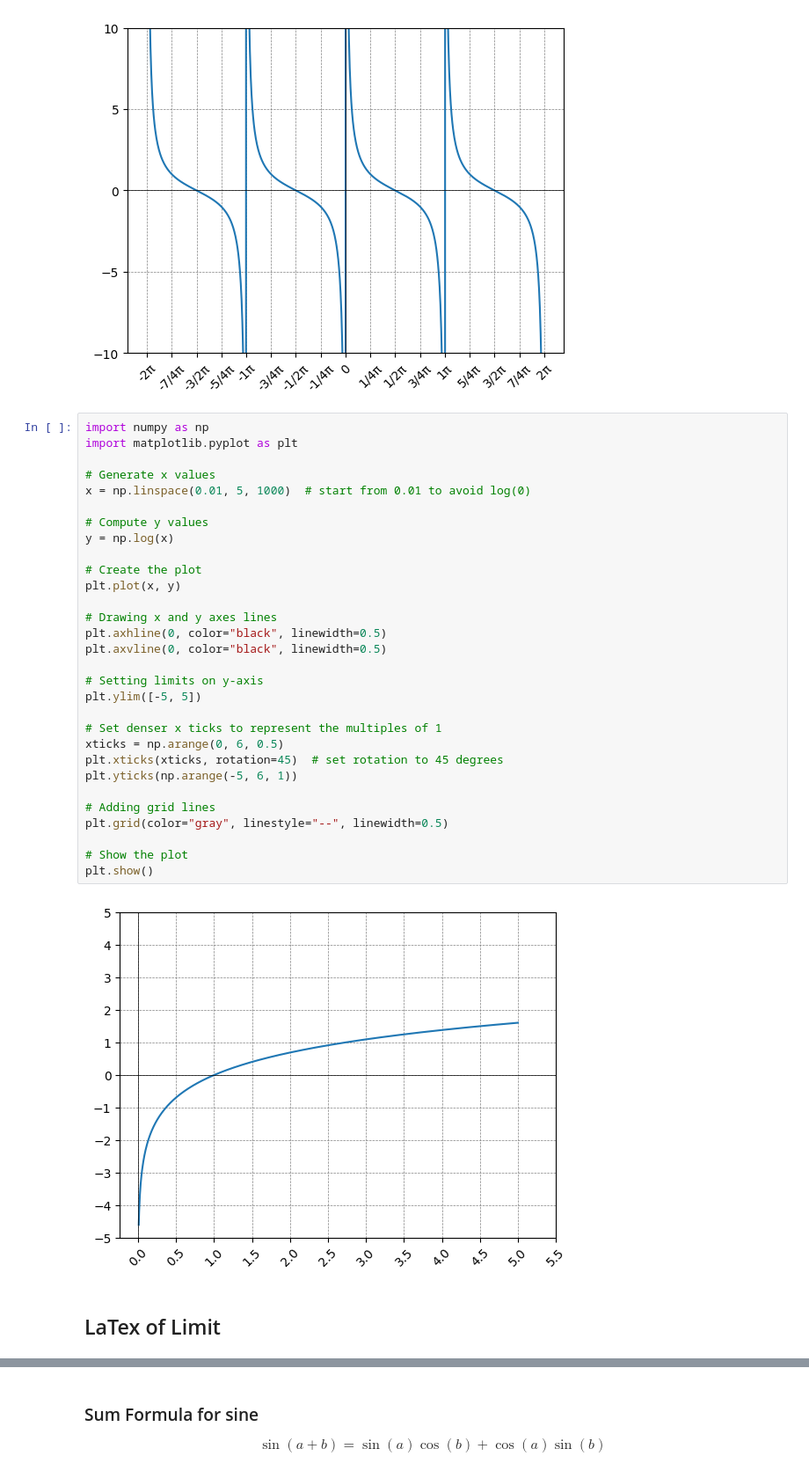
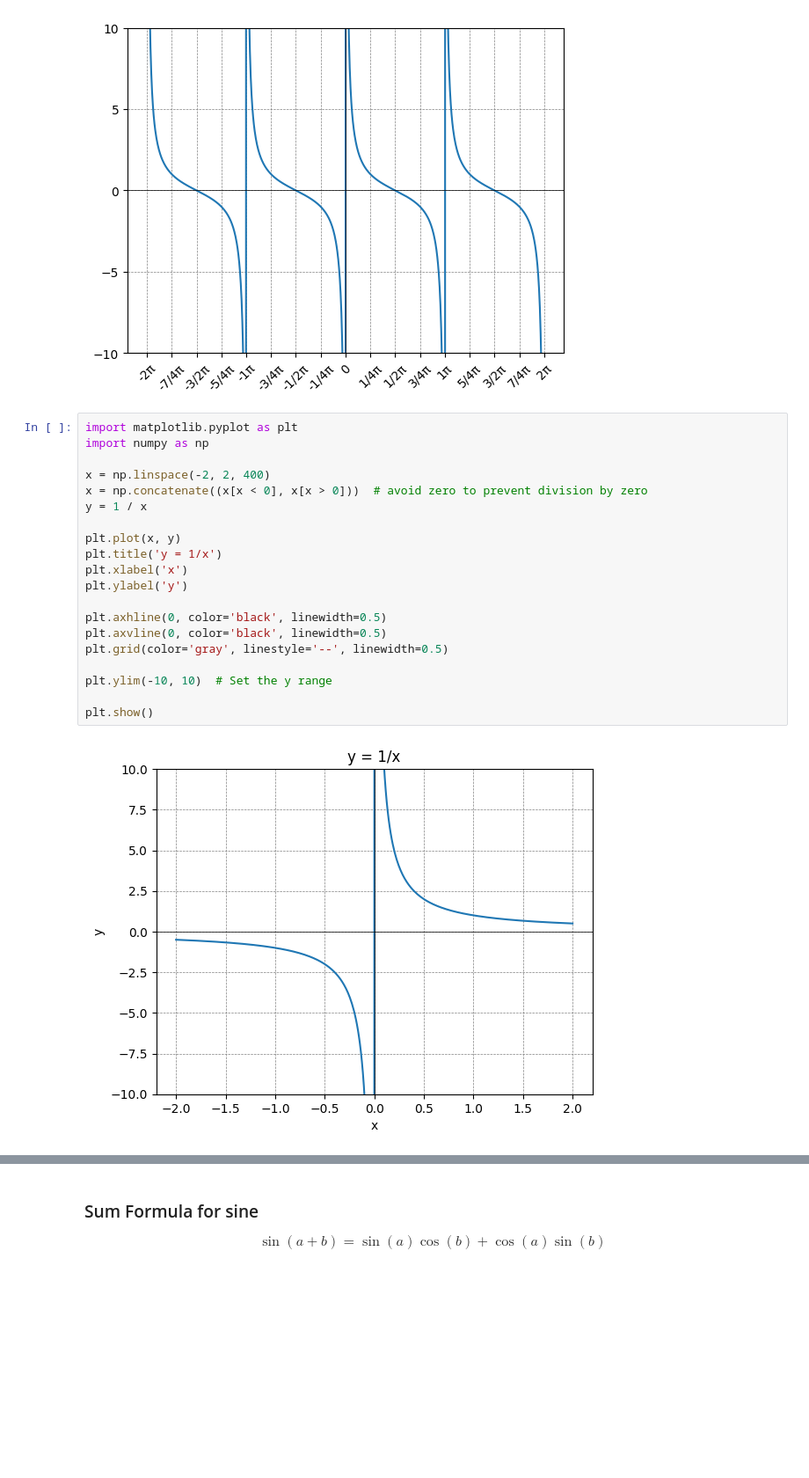
Before and after one commit to thomjiji/calculus, a Jupyter notebook: main.ipynb, the cells around one changed output, grey strips where cells are left out. Shown at 88% size. Cells and saved outputs as stored; diff of their text form; blank space fills up the shorter version.

```diff
--- a/main.ipynb
+++ b/main.ipynb
@@ -556,38 +556,26 @@ plt.grid(color="gray", linestyle="--", linewidth=0.5)
 plt.show()
 # %% [output]
 [figure]
-# %%
-import numpy as np
-import matplotlib.pyplot as plt
-
-# Generate x values
-x = np.linspace(0.01, 5, 1000)  # start from 0.01 to avoid log(0)
-
-# Compute y values
-y = np.log(x)
-
-# Create the plot
-plt.plot(x, y)
-
-# Drawing x and y axes lines
-plt.axhline(0, color="black", linewidth=0.5)
-plt.axvline(0, color="black", linewidth=0.5)
-
-# Setting limits on y-axis
-plt.ylim([-5, 5])
-
-# Set denser x ticks to represent the multiples of 1
-xticks = np.arange(0, 6, 0.5)
-plt.xticks(xticks, rotation=45)  # set rotation to 45 degrees
-plt.yticks(np.arange(-5, 6, 1))
-
-# Adding grid lines
-plt.grid(color="gray", linestyle="--", linewidth=0.5)
-
-# Show the plot
-plt.show()
-# %% [output]
-[figure, removed]
-# %% [markdown]
-## LaTex of Limit
+# %%
+import matplotlib.pyplot as plt
+import numpy as np
+
+x = np.linspace(-2, 2, 400)
+x = np.concatenate((x[x < 0], x[x > 0]))  # avoid zero to prevent division by zero
+y = 1 / x
+
+plt.plot(x, y)
+plt.title('y = 1/x')
+plt.xlabel('x')
+plt.ylabel('y')
+
+plt.axhline(0, color='black', linewidth=0.5)
+plt.axvline(0, color='black', linewidth=0.5)
+plt.grid(color='gray', linestyle='--', linewidth=0.5)
+
+plt.ylim(-10, 10)  # Set the y range
+
+plt.show()
+# %% [output]
+[figure, added]
 # %% [markdown]
```
Also changed, not shown: parts of 12 cells of this notebook, 4 other files.
